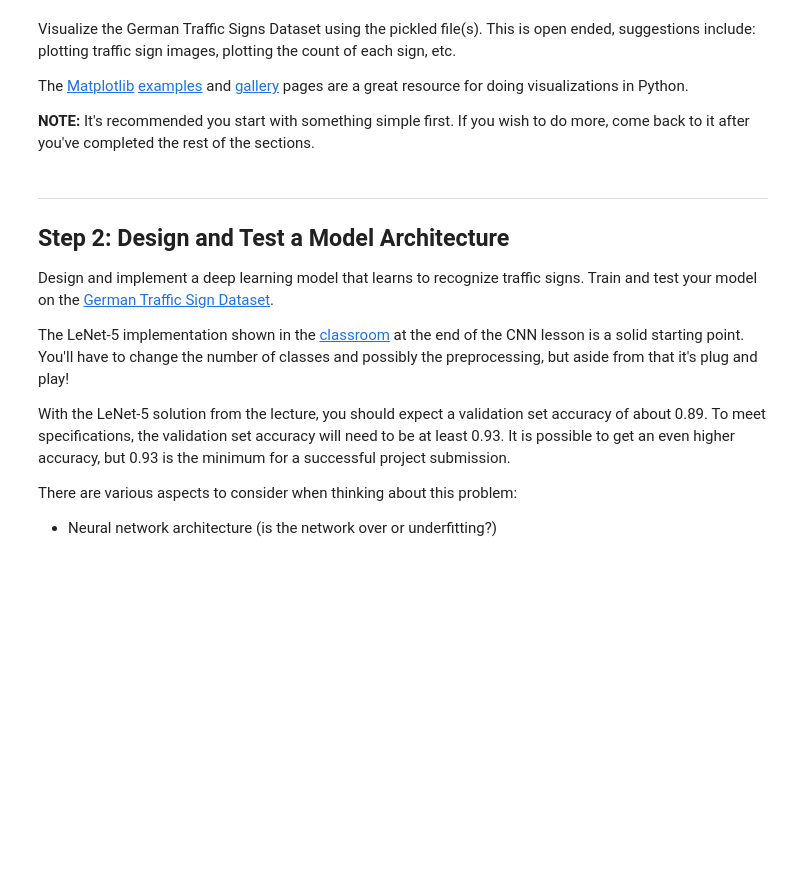
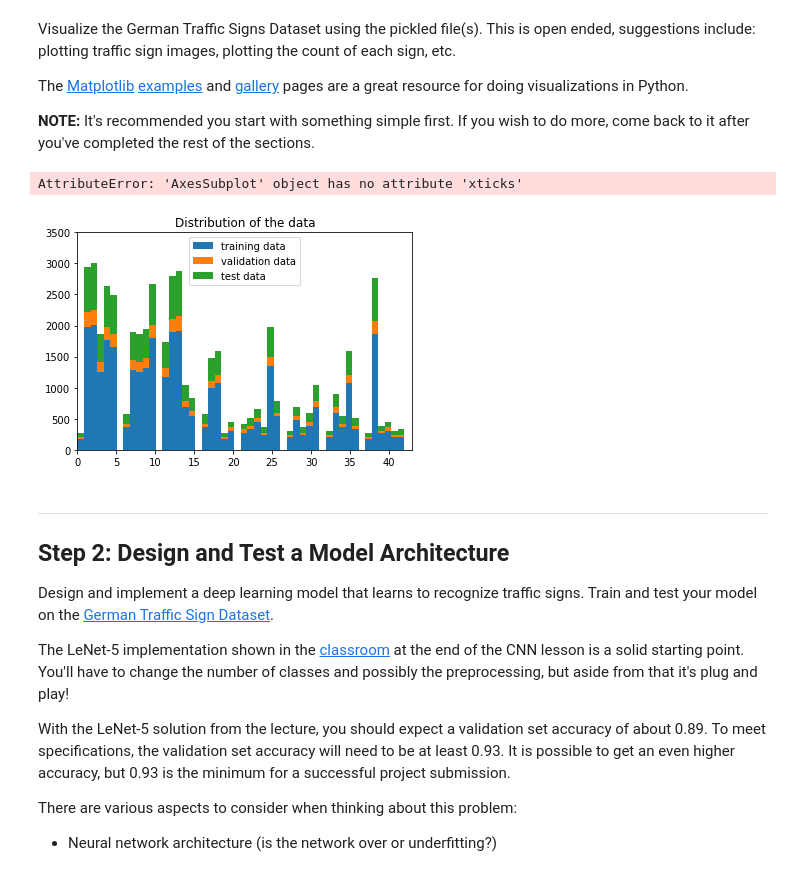
Before and after one commit to mille-printemps/sdc-term1-project2-traffic-sign-classifier, a Jupyter notebook: Traffic_Sign_Classifier.ipynb, the cells around one changed output. Cells and saved outputs as stored; diff of their text form; code cells hidden in the pictures; blank space fills up the shorter version.

```diff
--- a/Traffic_Sign_Classifier.ipynb
+++ b/Traffic_Sign_Classifier.ipynb
@@ -90,17 +95,44 @@ The [Matplotlib](http://matplotlib.org/) [examples](http://matplotlib.org/exampl
 # %%
 ### Data exploration visualization code goes here.
 ### Feel free to use as many code cells as needed.
 import random
 import matplotlib.pyplot as plt
+import csv
 # Visualizations will be shown in the notebook.
 %matplotlib inline
-
+'''
 index = random.randint(0, len(X_train))
 image = X_train[index].squeeze()
 
 plt.figure(figsize=(1,1))
 plt.imshow(image, cmap="jet")
 print(y_train[index])
+'''
+# Distribution of the data
+signs = []
+with open('./signnames.csv') as csvfile:
+    signreader = csv.reader(csvfile, delimiter=',')
+    for i,sign in enumerate(signreader):
+        if i != 0:
+            signs.append(sign[1])
+
+n_bins = 50
+count = [y_train, y_valid, y_test]
+label = ['training data', 'validation data', 'test data']
+fig, ax = plt.subplots()
+ax.hist(count, n_bins, histtype='bar', label=label, stacked=True)
+ax.set_title('Distribution of the data')
+ax.legend(prop={'size': 10})
+ax.set_xlim([0, n_classes])
+ax.set_ylim([0, 3500])
+ax.set_xticks(range(n_classes))
+ax.set_xticklabels(signs, rotation=60, fontsize ="xx-small")
+
+fig.tight_layout()
+plt.show()
+# %% [output]
+AttributeError: 'AxesSubplot' object has no attribute 'xticks'
+[figure, added]
 # %% [markdown]
 ----
 
```
Also changed, not shown: parts of 1 cell of this notebook.
